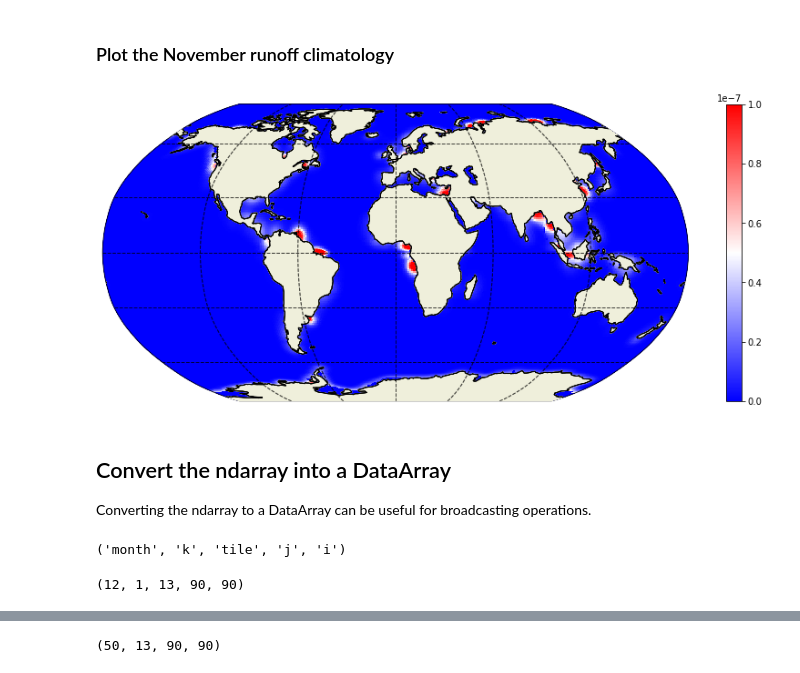
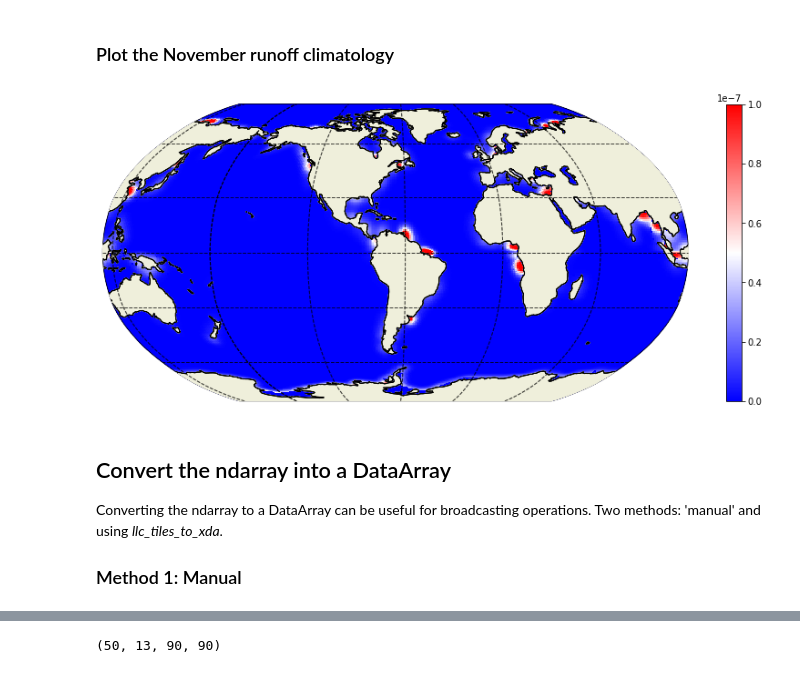
Before and after one commit to ECCO-GROUP/ECCO-v4-Python-Tutorial, a Jupyter notebook: Tutorials_as_Jupyter_Notebooks/ECCO_v4_Loading_LLC_compact_binary_files.ipynb, the cells around one changed output, grey strips where cells are left out. Cells and saved outputs as stored; diff of their text form; code cells hidden in the pictures.

```diff
--- a/Tutorials_as_Jupyter_Notebooks/ECCO_v4_Loading_LLC_compact_binary_files.ipynb
+++ b/Tutorials_as_Jupyter_Notebooks/ECCO_v4_Loading_LLC_compact_binary_files.ipynb
@@ -161,13 +185,15 @@ print(runoff.shape)
 # %%
 plt.figure(figsize=(15,6));
 ecco.plot_proj_to_latlon_grid(ecco_grid.XC, ecco_grid.YC, runoff[10,:], cmin=0,cmax=1e-7,\
-                              show_colorbar=True, cmap='bwr');
+                              show_colorbar=True, cmap='bwr',user_lon_0=-66);
 # %% [output]
-[figure, old version]
+[figure, new version]
 # %% [markdown]
 ## Convert the ndarray into a DataArray
 
-Converting the ndarray to a DataArray can be useful for broadcasting operations.
+Converting the ndarray to a DataArray can be useful for broadcasting operations.  Two methods: 'manual' and using *llc_tiles_to_xda*.
+
+### Method 1: Manual
 # %%
 tile = range(1,14)
 i = range(90)
@@ -184,8 +209,0 @@ runoff_DA = xr.DataArray(runoff,coords={'month': month,
-# %%
-runoff_DA.dims
-# %% [output]
-('month', 'k', 'tile', 'j', 'i')
-# %%
-runoff_DA.shape
-# %% [output]
-(12, 1, 13, 90, 90)
```
Also changed, not shown: parts of 40 cells of this notebook, 1 other file.
